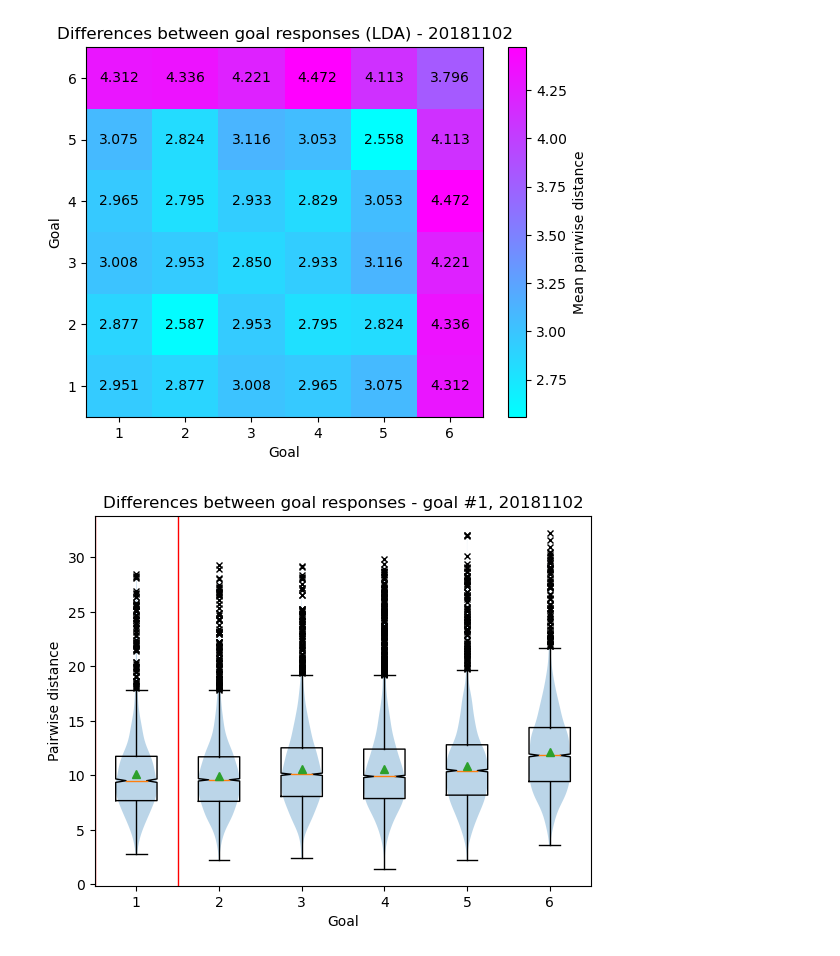
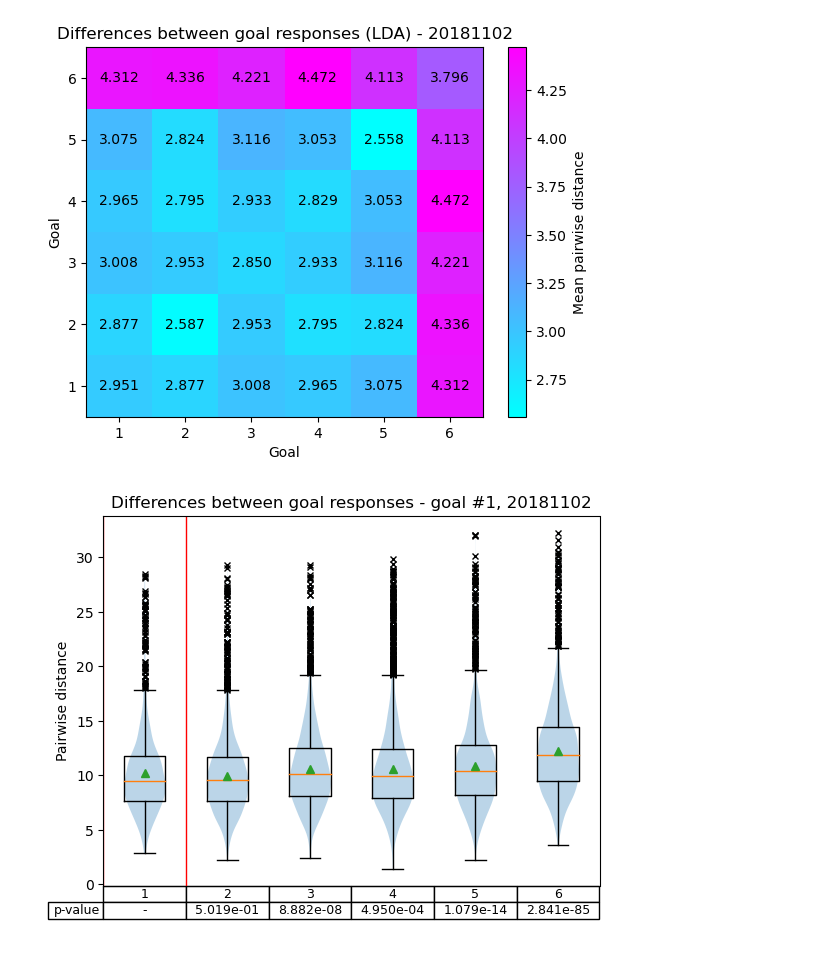
Before and after one commit to josephchengyx/Hippocampus_Decoding, a Jupyter notebook: goal_vs_pillar.ipynb, the cells around one changed output. Cells and saved outputs as stored; diff of their text form; code cells hidden in the pictures.

Commit message:
Update plots, add Wilcox rank sum

```diff
--- a/goal_vs_pillar.ipynb
+++ b/goal_vs_pillar.ipynb
@@ -307,19 +307,50 @@ plt.show()
 # %%
 # Choose goal to plot boxplot distributions
 goal_num = 0  # 0-indexed
+# %%
+# Peform Wilcoxon rank-sum tests to check for significant differences between distance distributions of each goal
+from scipy import stats
+
+test_stats, p_vals = list(), list()
+test_stats_pca, p_vals_pca = list(), list()
+test_stats_lda, p_vals_lda = list(), list()
+
+for goal in range(num_goals):
+
+    if goal == goal_num:
+        test_stats.append('-')
+        test_stats_pca.append('-')
+        test_stats_lda.append('-')
+        p_vals.append('-')
+        p_vals_pca.append('-')
+        p_vals_lda.append('-')
+        continue
+
+    test_stat, p_val = stats.ranksums(pairwise_distances_goal[goal_num][goal], pairwise_distances_goal[goal_num][goal_num])
+    test_stat_pca, p_val_pca = stats.ranksums(pairwise_distances_goal_pca[goal_num][goal], pairwise_distances_goal_pca[goal_num][goal_num])
+    test_stat_lda, p_val_lda = stats.ranksums(pairwise_distances_goal_lda[goal_num][goal], pairwise_distances_goal_lda[goal_num][goal_num])
+
+    test_stats.append(f'{test_stat:.3e}')
+    test_stats_pca.append(f'{test_stat_pca:.3e}')
+    test_stats_lda.append(f'{test_stat_lda:.3e}')
+    p_vals.append(f'{p_val:.3e}')
+    p_vals_pca.append(f'{p_val_pca:.3e}')
+    p_vals_lda.append(f'{p_val_lda:.3e}')
 # %%
 # Plot boxplot distribution of distances between one goal and the rest
 plt.figure()
 plt.title(f'Differences between goal responses - goal #{goal_num+1}, {day_dir}')
-plt.boxplot(pairwise_distances_goal[goal_num], showmeans=True, notch=True, flierprops={'marker': 'x', 'markersize': 4})
+plt.boxplot(pairwise_distances_goal[goal_num], showmeans=True, flierprops={'marker': 'x', 'markersize': 4})
 plt.violinplot(pairwise_distances_goal[goal_num], showextrema=False)
 plt.axvline(x=goal_num+0.5, color='r', linewidth=1)
 plt.axvline(x=goal_num+1.5, color='r', linewidth=1)
-plt.xlabel('Goal')
+plt.table(cellText=[p_vals], rowLabels=['p-value'], colLabels=list(range(1, num_goals+1)), cellLoc='center')
+plt.xticks([])
+# plt.xlabel('Goal')
 plt.ylabel('Pairwise distance')
 plt.show()
 # %% [output]
-[figure, old version]
+[figure, new version]
 # %%
 # Plot boxplot distribution of distances between one goal and the rest (PCA)
 plt.figure()
```
Also changed, not shown: parts of 2 cells of this notebook, 2 other files.
